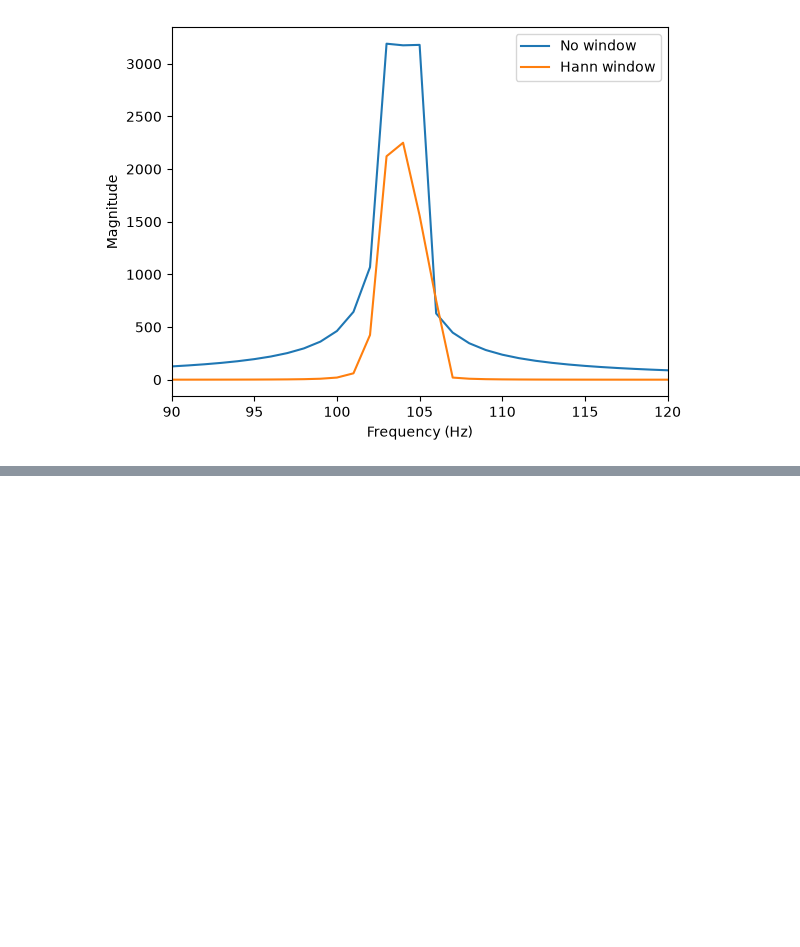
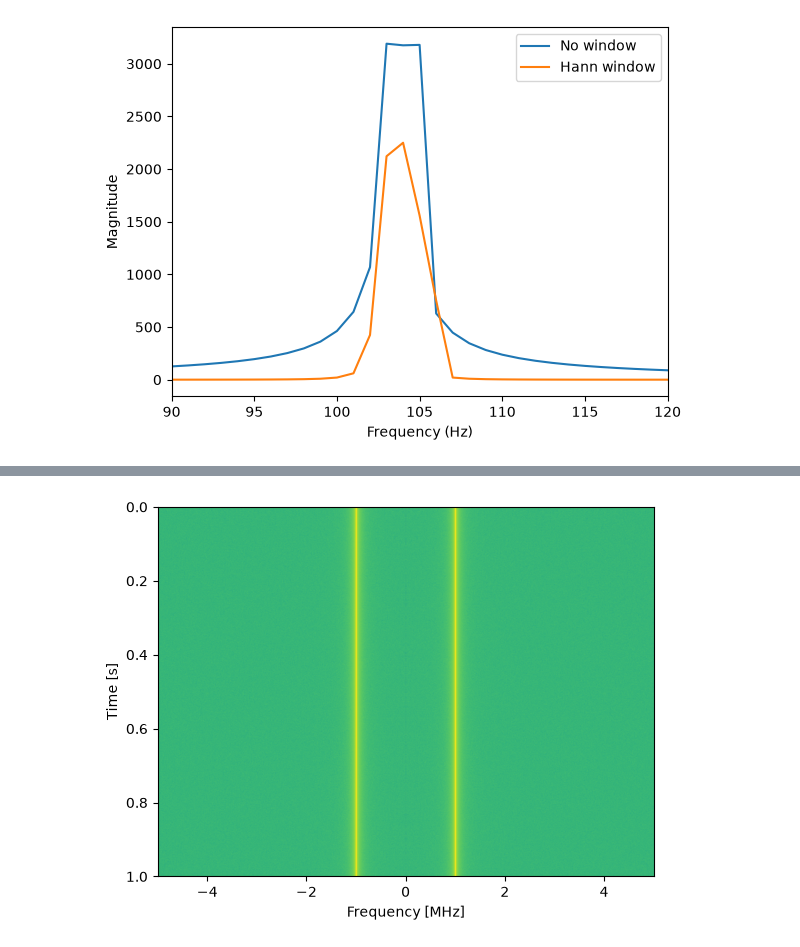
Before and after one commit to KingPixelKP/dsp-learn, a Jupyter notebook: notebooks/signal_basics.ipynb, the cells around one changed output, grey strips where cells are left out. Drawn from its saved outputs; the diff is of its cells as text; code cells hidden in the pictures; blank space fills up the shorter version.

```diff
--- a/notebooks/signal_basics.ipynb
+++ b/notebooks/signal_basics.ipynb
@@ -381,0 +386,27 @@ plt.show()
+# %%
+import numpy as np
+import matplotlib.pyplot as plt
+
+%matplotlib inline
+
+duration = 1
+frequency = 1000000
+sampling_frequency = 1e7
+
+time = np.arange(0, duration, 1 / sampling_frequency)
+
+signal = np.sin(2 * np.pi * frequency * time) + 0.2 * np.random.randn(len(time))
+
+fft_size = 1024
+num_rows = len(signal) // fft_size # is an integer division which rounds down
+spectrogram = np.zeros((num_rows, fft_size))
+for i in range(num_rows):
+    spectrogram[i,:] = 10*np.log10(np.abs(np.fft.fftshift(np.fft.fft(signal[i*fft_size:(i+1)*fft_size])))**2)
+
+# Time starts at the top and goes down, eg sample x[0] will be part of the top row displayed
+plt.imshow(spectrogram, aspect='auto', extent = (sampling_frequency/-2/1e6, sampling_frequency/2/1e6, len(signal)/sampling_frequency, 0))
+plt.xlabel("Frequency [MHz]")
+plt.ylabel("Time [s]")
+plt.show()
+# %% [output]
+[figure, added]
```
Also changed, not shown: parts of 1 cell of this notebook, 1 other file.
